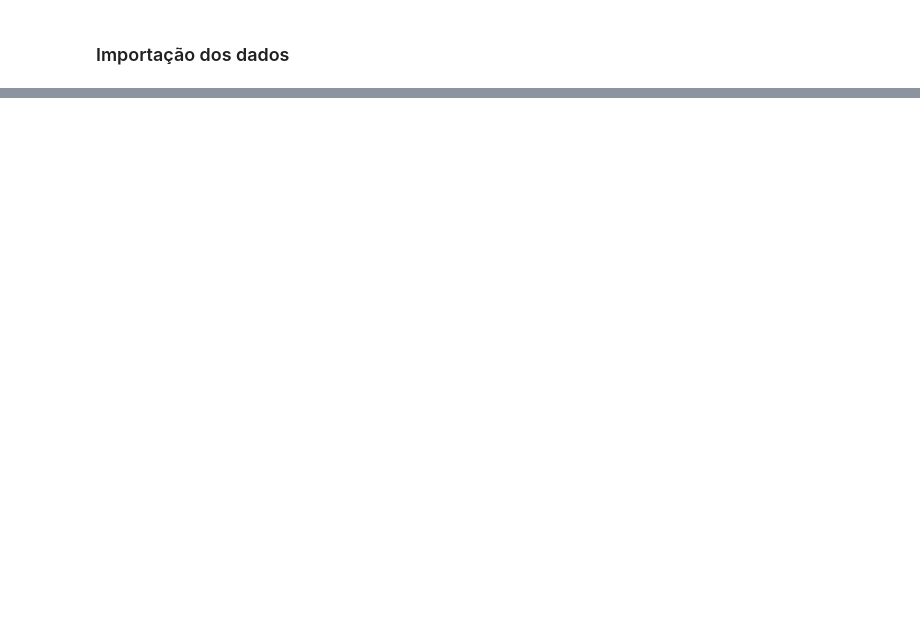
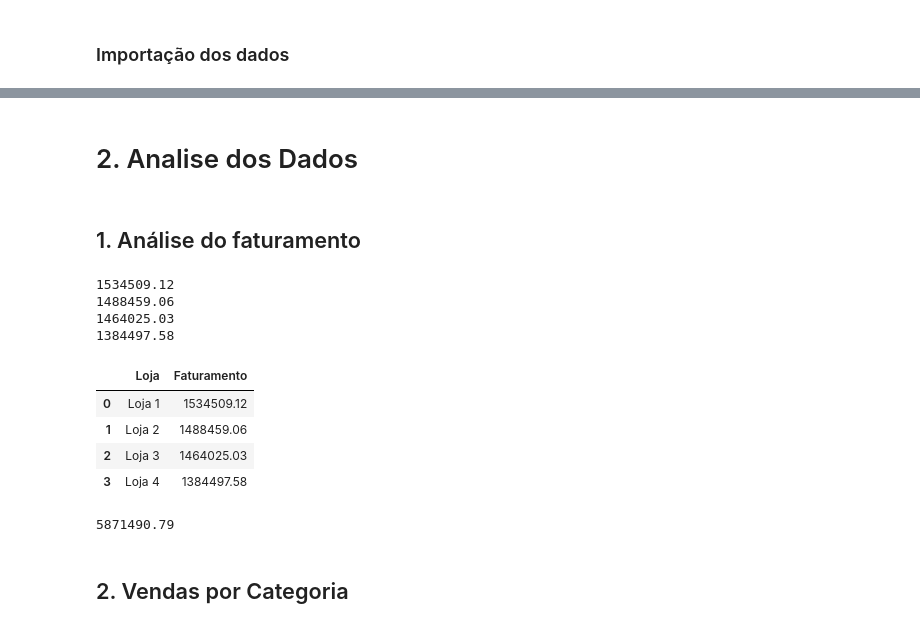
Before and after one commit to EricPettersonL/Alura_store_25, a Jupyter notebook: AluraStoreBr25.ipynb, the cells around one changed output, grey strips where cells are left out. Drawn from its saved outputs; the diff is of its cells as text; code cells hidden in the pictures; blank space fills up the shorter version.

```diff
--- a/AluraStoreBr25.ipynb
+++ b/AluraStoreBr25.ipynb
@@ -37,0 +57,36 @@ loja.head()
+# %% [markdown]
+# 2. Analise dos Dados
+# %% [markdown]
+## 1. Análise do faturamento
+# %%
+faturamento_loja1 = loja['Preço'].sum()
+faturamento_loja2 = loja2['Preço'].sum()
+faturamento_loja3 = loja3['Preço'].sum()
+faturamento_loja4 = loja4['Preço'].sum()
+
+print(faturamento_loja1)
+print(faturamento_loja2)
+print(faturamento_loja3)
+print(faturamento_loja4)
+# %% [output]
+1534509.12
+1488459.06
+1464025.03
+1384497.58
+# %%
+faturamentos = {'Loja' : ['Loja 1', 'Loja 2', 'Loja 3', 'Loja 4'], 'Faturamento' : [faturamento_loja1, faturamento_loja2, faturamento_loja3, faturamento_loja4]}
+faturamentos = pd.DataFrame(faturamentos)
+faturamentos
+# %% [output]
+|  | Loja | Faturamento |
+| 0 | Loja 1 | 1534509.12 |
+| 1 | Loja 2 | 1488459.06 |
+| 2 | Loja 3 | 1464025.03 |
+| 3 | Loja 4 | 1384497.58 |
+# %%
+faturamento_total = faturamentos['Faturamento'].sum()
+print(faturamento_total)
+# %% [output]
+5871490.79
+# %% [markdown]
+## 2. Vendas por Categoria
```
Also changed, not shown: parts of 48 cells of this notebook.
